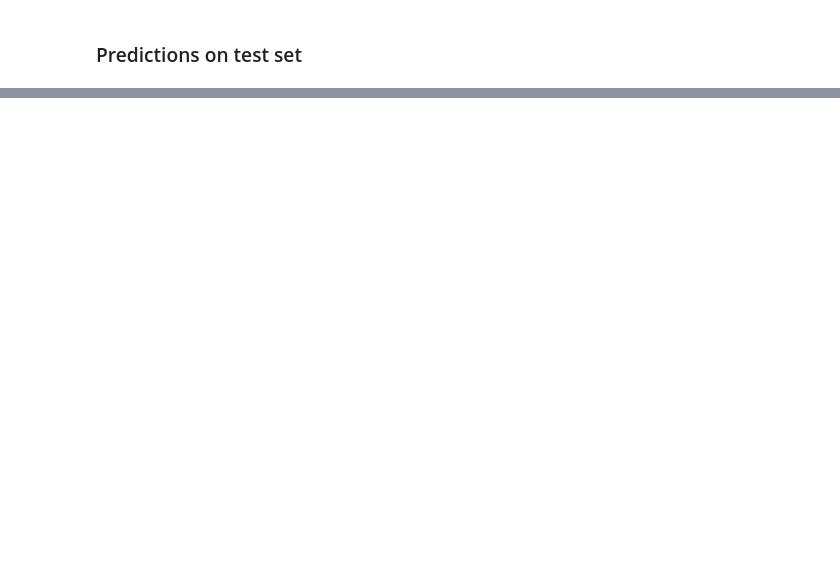
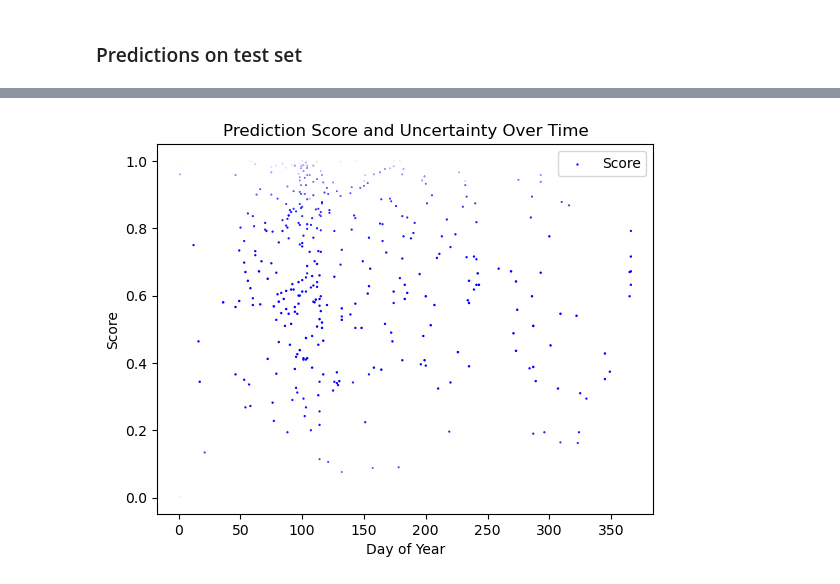
Before and after one commit to PLUS-ZGIS-GeoAI/ignite-bayesian-ml, a Jupyter notebook: notebooks/modeling_experiments/uncertainty_quantification_st_blr.ipynb, the cells around one changed output, grey strips where cells are left out. Cells and saved outputs as stored; diff of their text form; code cells hidden in the pictures; blank space fills up the shorter version.

```diff
--- a/notebooks/modeling_experiments/uncertainty_quantification_st_blr.ipynb
+++ b/notebooks/modeling_experiments/uncertainty_quantification_st_blr.ipynb
@@ -146,0 +131,6 @@ Finished [100%]: Average Loss = 1,595.7
+# %%
+model_st_blr = create_st_blr(X_train, y_train, coords, "naturraumregionen_encoded", "month")
+
+with model_st_blr:
+    approx = pm.fit(n=20000, random_seed=0)
+    st_blr_idata = approx.sample()
@@ -222,0 +294,6 @@ blr_preds = blr_prediction_obj.predict()
+# %%
+st_blr_preds.index = y_test.index
+st_blr_preds["y_true"] = y_test
+result = training_data.loc[:, ["date", "Pufferradi", "season", "naturraumregionen_encoded", "geometry"]].join(st_blr_preds)
+result.dropna(subset="y_true", inplace=True)
+result.Pufferradi = result.Pufferradi.astype("float")
@@ -222,0 +350,2 @@ blr_preds = blr_prediction_obj.predict()
+# %%
+result["doy"] = result.date.dt.day_of_year
@@ -222,0 +368,21 @@ blr_preds = blr_prediction_obj.predict()
+# %%
+only_fire = result[result["y_true"] == 1]
+
+# Plot the prediction score
+plt.scatter(only_fire['doy'], only_fire['p_pred'], label='Score', color='blue', s=only_fire["hdi_width"])
+
+# Plot the uncertainty interval (e.g., confidence interval or standard deviation)
+#plt.fill_between(result['doy'], result['hdi_lower'], result['hdi_upper'], color='skyblue', alpha=0.3, label='Uncertainty')
+
+# Add labels and title
+plt.xlabel('Day of Year')
+plt.ylabel('Score')
+plt.title('Prediction Score and Uncertainty Over Time')
+
+# Add legend
+plt.legend()
+
+# Show plot
+plt.show()
+# %% [output]
+[figure, added]
```
Also changed, not shown: parts of 32 cells of this notebook, 4 other files.
